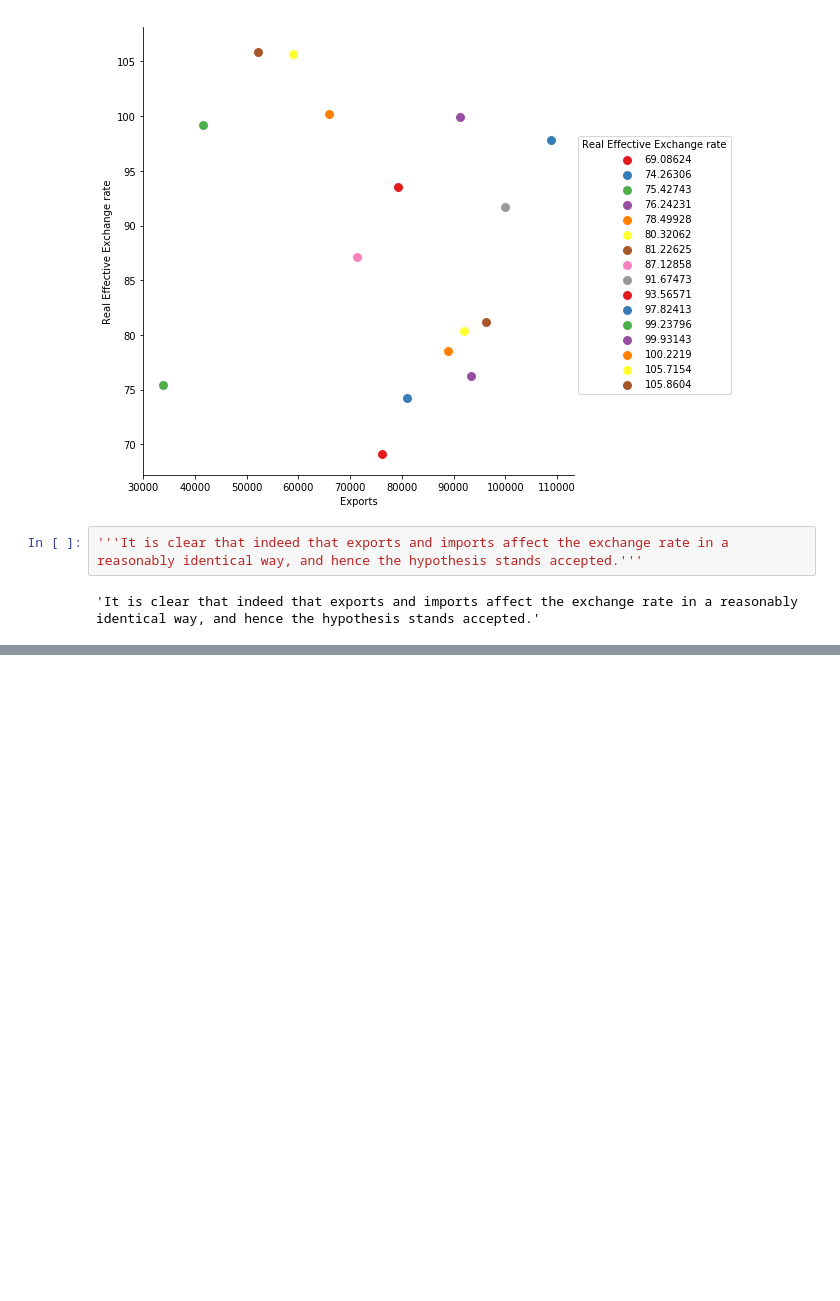
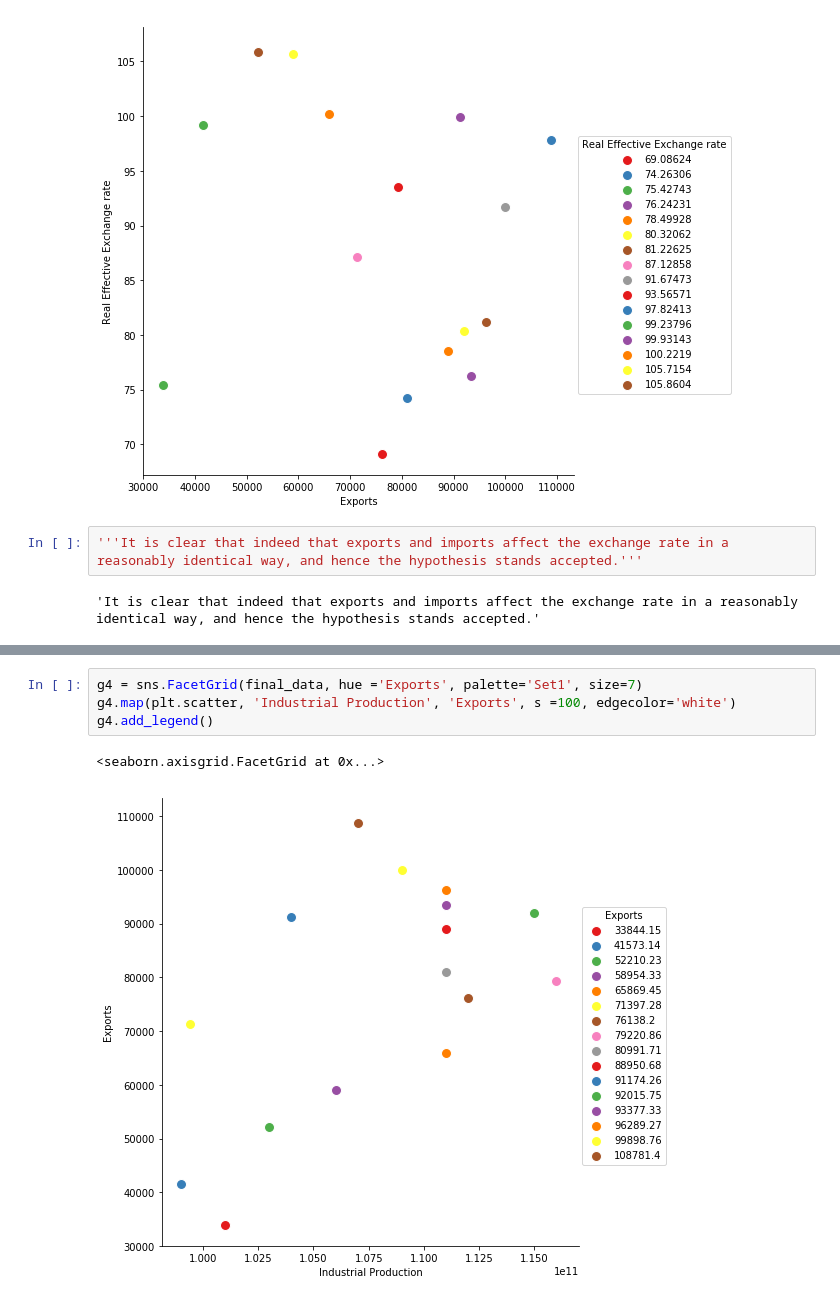
Before and after one commit to mrnobot/economic-indicators_SA, a Jupyter notebook: Economic_Indicators_SA.ipynb, the cells around one changed output, grey strips where cells are left out. Cells and saved outputs as stored; diff of their text form; blank space fills up the shorter version.

```diff
--- a/Economic_Indicators_SA.ipynb
+++ b/Economic_Indicators_SA.ipynb
@@ -384,0 +372,7 @@ final_data
+# %%
+g4 = sns.FacetGrid(final_data, hue ='Exports', palette='Set1', size=7)
+g4.map(plt.scatter, 'Industrial Production', 'Exports', s =100, edgecolor='white')
+g4.add_legend()
+# %% [output]
+<seaborn.axisgrid.FacetGrid at 0x...>
+[figure, added]
```
Also changed, not shown: parts of 8 cells of this notebook.
